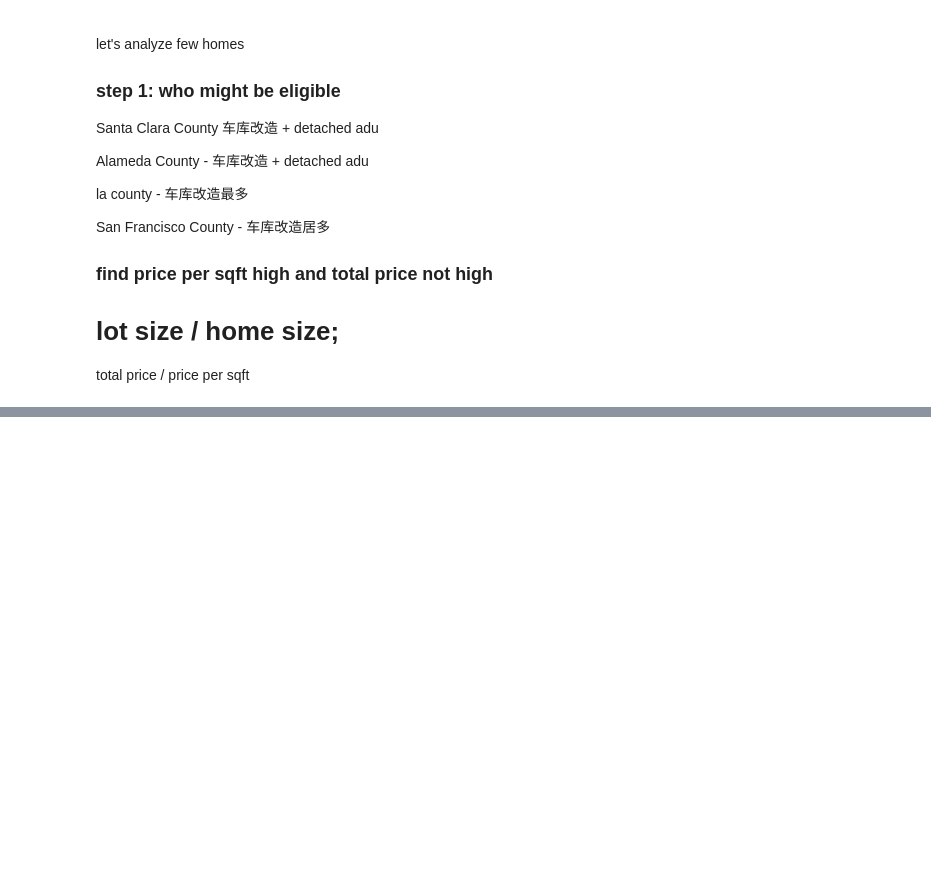
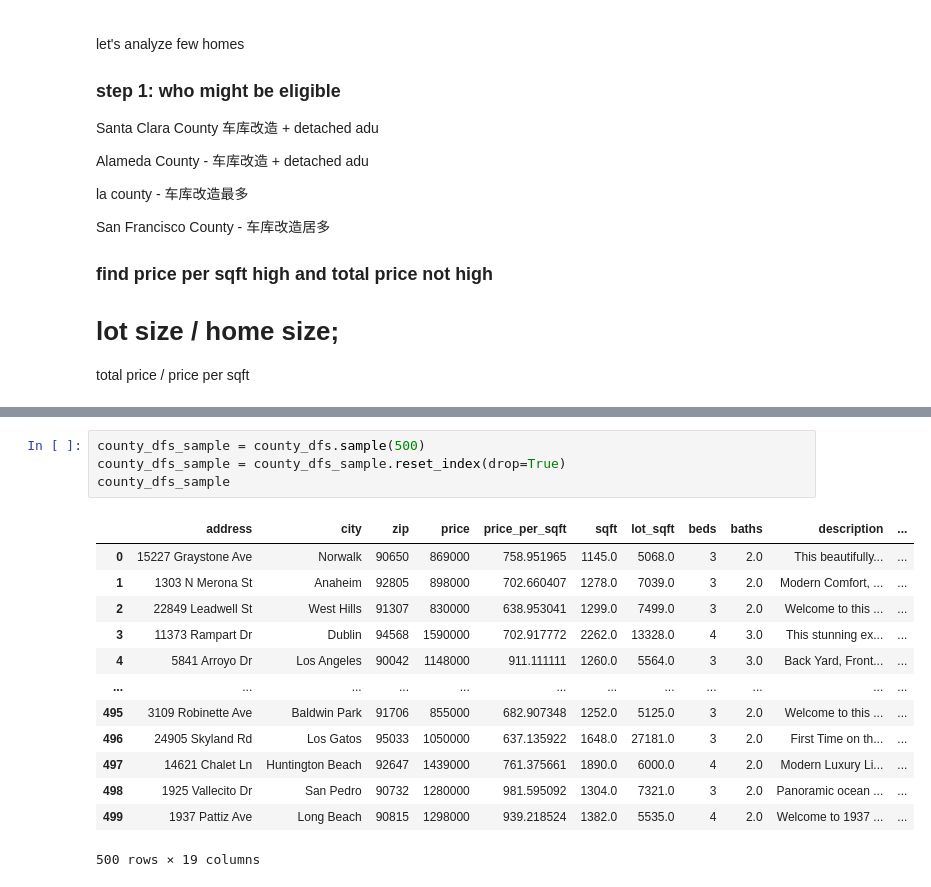
Before and after one commit to ilovemyapps/realestatepal, a Jupyter notebook: backend_services/data-prep-process/agentic-demo.ipynb, the cells around one changed output, grey strips where cells are left out. Drawn from its saved outputs; the diff is of its cells as text; blank space fills up the shorter version.

```diff
--- a/backend_services/data-prep-process/agentic-demo.ipynb
+++ b/backend_services/data-prep-process/agentic-demo.ipynb
@@ -216 +217,19 @@ county_dfs[county_dfs['existing_adu']==1]
+# %%
+county_dfs_sample = county_dfs.sample(500)
+county_dfs_sample = county_dfs_sample.reset_index(drop=True)
+county_dfs_sample
+# %% [output]
+|  | address | city | zip | price | price_per_sqft | sqft | lot_sqft | beds | baths | description | ... |
+| 0 | 15227 Graystone Ave | Norwalk | 90650 | 869000 | 758.951965 | 1145.0 | 5068.0 | 3 | 2.0 | This beautifully... | ... |
+| 1 | 1303 N Merona St | Anaheim | 92805 | 898000 | 702.660407 | 1278.0 | 7039.0 | 3 | 2.0 | Modern Comfort, ... | ... |
+| 2 | 22849 Leadwell St | West Hills | 91307 | 830000 | 638.953041 | 1299.0 | 7499.0 | 3 | 2.0 | Welcome to this ... | ... |
+| 3 | 11373 Rampart Dr | Dublin | 94568 | 1590000 | 702.917772 | 2262.0 | 13328.0 | 4 | 3.0 | This stunning ex... | ... |
+| 4 | 5841 Arroyo Dr | Los Angeles | 90042 | 1148000 | 911.111111 | 1260.0 | 5564.0 | 3 | 3.0 | Back Yard, Front... | ... |
+| ... | ... | ... | ... | ... | ... | ... | ... | ... | ... | ... | ... |
+| 495 | 3109 Robinette Ave | Baldwin Park | 91706 | 855000 | 682.907348 | 1252.0 | 5125.0 | 3 | 2.0 | Welcome to this ... | ... |
+| 496 | 24905 Skyland Rd | Los Gatos | 95033 | 1050000 | 637.135922 | 1648.0 | 27181.0 | 3 | 2.0 | First Time on th... | ... |
+| 497 | 14621 Chalet Ln | Huntington Beach | 92647 | 1439000 | 761.375661 | 1890.0 | 6000.0 | 4 | 2.0 | Modern Luxury Li... | ... |
+| 498 | 1925 Vallecito Dr | San Pedro | 90732 | 1280000 | 981.595092 | 1304.0 | 7321.0 | 3 | 2.0 | Panoramic ocean ... | ... |
+| 499 | 1937 Pattiz Ave | Long Beach | 90815 | 1298000 | 939.218524 | 1382.0 | 5535.0 | 4 | 2.0 | Welcome to 1937 ... | ... |
+500 rows × 19 columns
 # %% [markdown]
```
Also changed, not shown: parts of 18 cells of this notebook, 4 other files.
